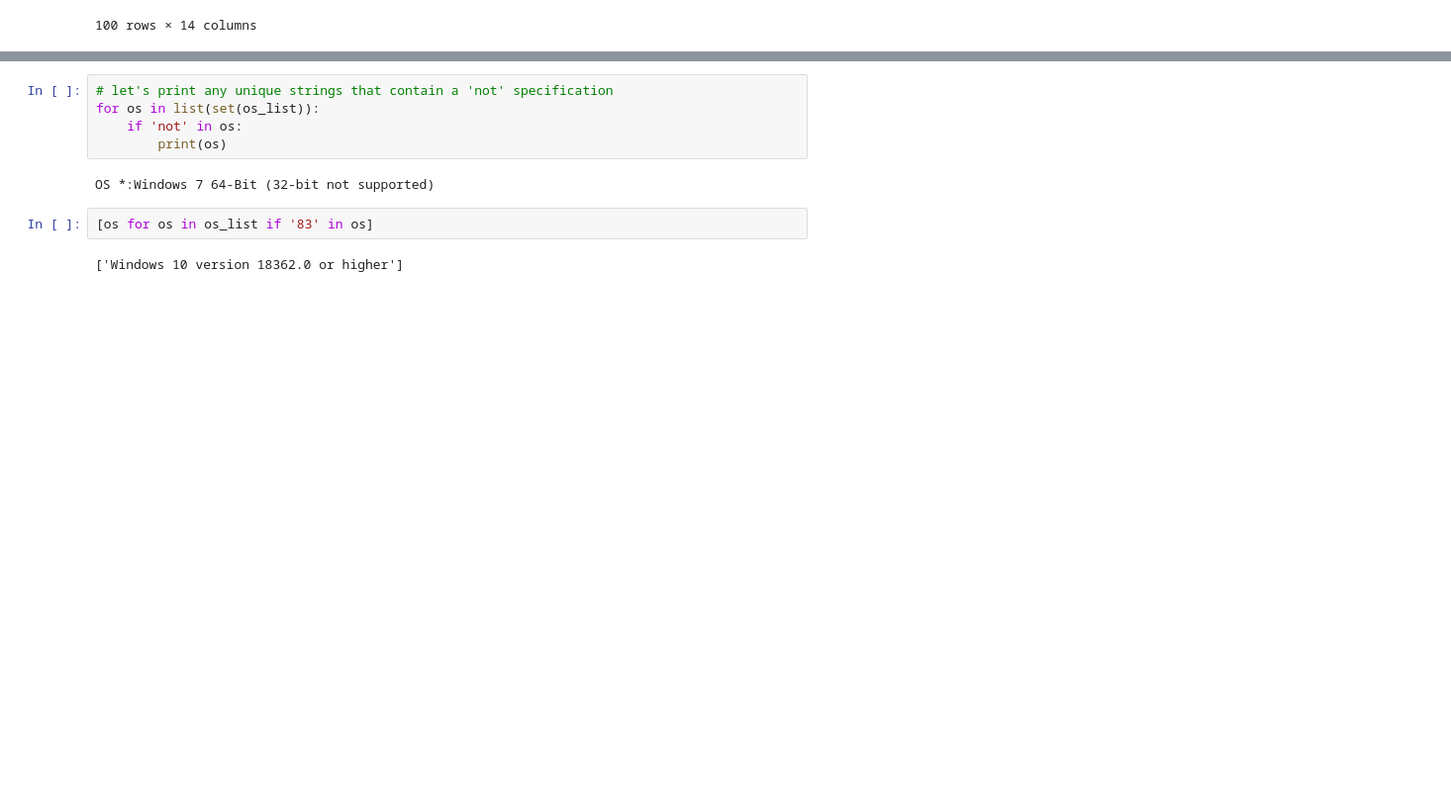
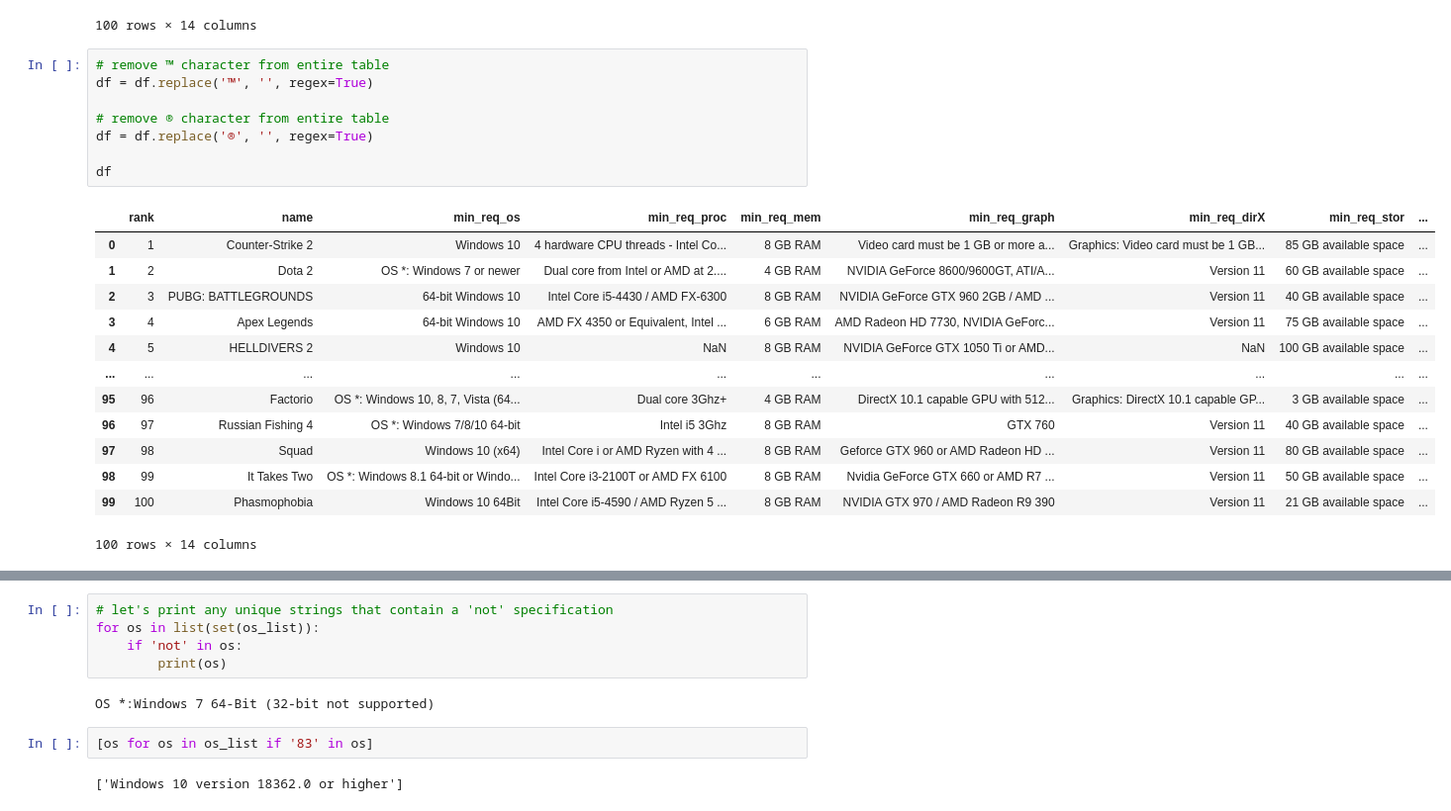
Before and after one commit to knoppds/CSCI_5502_Group_Project_01, a Jupyter notebook: gp_01_steam_data_visualization.ipynb, the cells around one changed output, grey strips where cells are left out. Shown at 99% size. Drawn from its saved outputs; the diff is of its cells as text; blank space fills up the shorter version.

```diff
--- a/gp_01_steam_data_visualization.ipynb
+++ b/gp_01_steam_data_visualization.ipynb
@@ -20,6 +20,28 @@ df
 | 98 | 99 | It Takes Two | OS *: Windows 8.1 64-bit or Windo... | Intel Core i3-2100T or AMD FX 6100 | 8 GB RAM | Nvidia GeForce GTX 660 or AMD R7 ... | Version 11 | 50 GB available space | ... |
 | 99 | 100 | Phasmophobia | Windows 10 64Bit | Intel Core i5-4590 / AMD Ryzen 5 ... | 8 GB RAM | NVIDIA GTX 970 / AMD Radeon R9 390 | Version 11 | 21 GB available space | ... |
 100 rows × 14 columns
+# %%
+# remove ™ character from entire table
+df = df.replace('™', '', regex=True)
+
+# remove ® character from entire table
+df = df.replace('®', '', regex=True)
+
+df
+# %% [output]
+|  | rank | name | min_req_os | min_req_proc | min_req_mem | min_req_graph | min_req_dirX | min_req_stor | ... |
+| 0 | 1 | Counter-Strike 2 | Windows 10 | 4 hardware CPU threads - Intel Co... | 8 GB RAM | Video card must be 1 GB or more a... | Graphics: Video card must be 1 GB... | 85 GB available space | ... |
+| 1 | 2 | Dota 2 | OS *: Windows 7 or newer | Dual core from Intel or AMD at 2.... | 4 GB RAM | NVIDIA GeForce 8600/9600GT, ATI/A... | Version 11 | 60 GB available space | ... |
+| 2 | 3 | PUBG: BATTLEGROUNDS | 64-bit Windows 10 | Intel Core i5-4430 / AMD FX-6300 | 8 GB RAM | NVIDIA GeForce GTX 960 2GB / AMD ... | Version 11 | 40 GB available space | ... |
+| 3 | 4 | Apex Legends | 64-bit Windows 10 | AMD FX 4350 or Equivalent, Intel ... | 6 GB RAM | AMD Radeon HD 7730, NVIDIA GeForc... | Version 11 | 75 GB available space | ... |
+| 4 | 5 | HELLDIVERS 2 | Windows 10 | NaN | 8 GB RAM | NVIDIA GeForce GTX 1050 Ti or AMD... | NaN | 100 GB available space | ... |
+| ... | ... | ... | ... | ... | ... | ... | ... | ... | ... |
+| 95 | 96 | Factorio | OS *: Windows 10, 8, 7, Vista (64... | Dual core 3Ghz+ | 4 GB RAM | DirectX 10.1 capable GPU with 512... | Graphics: DirectX 10.1 capable GP... | 3 GB available space | ... |
+| 96 | 97 | Russian Fishing 4 | OS *: Windows 7/8/10 64-bit | Intel i5 3Ghz | 8 GB RAM | GTX 760 | Version 11 | 40 GB available space | ... |
+| 97 | 98 | Squad | Windows 10 (x64) | Intel Core i or AMD Ryzen with 4 ... | 8 GB RAM | Geforce GTX 960 or AMD Radeon HD ... | Version 11 | 80 GB available space | ... |
+| 98 | 99 | It Takes Two | OS *: Windows 8.1 64-bit or Windo... | Intel Core i3-2100T or AMD FX 6100 | 8 GB RAM | Nvidia GeForce GTX 660 or AMD R7 ... | Version 11 | 50 GB available space | ... |
+| 99 | 100 | Phasmophobia | Windows 10 64Bit | Intel Core i5-4590 / AMD Ryzen 5 ... | 8 GB RAM | NVIDIA GTX 970 / AMD Radeon R9 390 | Version 11 | 21 GB available space | ... |
+100 rows × 14 columns
 # %%
 # first, let's try to clean the operating system column using regular expressions
 # let's make sure everything is a string
```
Also changed, not shown: parts of 4 cells of this notebook.
